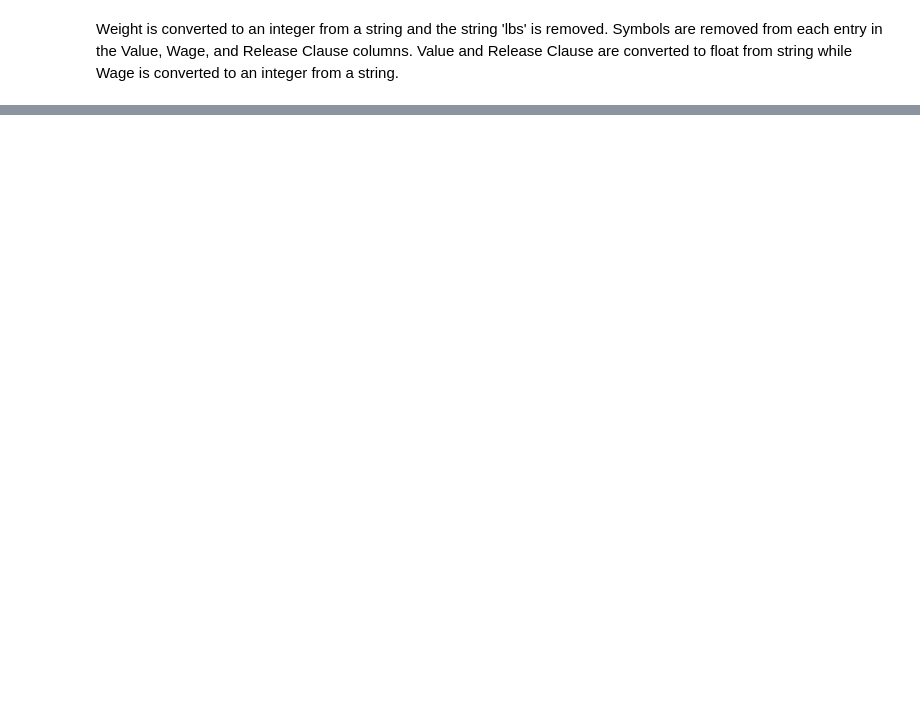
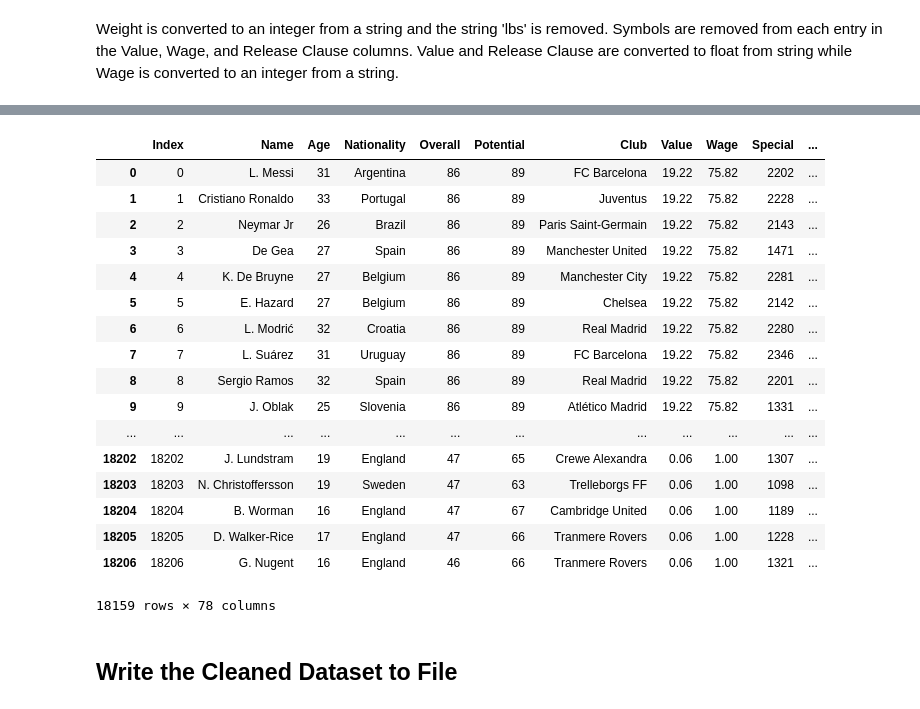
Before and after one commit to mdjoh/CEBD1260-Project, a Jupyter notebook: Week 3 - Data Wrangling and Cleaning.ipynb, the cells around one changed output, grey strips where cells are left out. Cells and saved outputs as stored; diff of their text form; code cells hidden in the pictures; blank space fills up the shorter version.

```diff
--- a/Week 3 - Data Wrangling and Cleaning.ipynb
+++ b/Week 3 - Data Wrangling and Cleaning.ipynb
@@ -147,0 +192,3 @@ print(int(a[1])*2)
+# %%
+# remove the 48 players of interest from the dataset
+data_clean = data_clean[data_clean['Preferred Foot'].notnull()]
@@ -147,0 +197,6 @@ print(int(a[1])*2)
+# %%
+# assign 'No Club' to players with a nan value for club
+data_clean['Club'] = data_clean['Club'].fillna('No Club')
+
+# assign 'NP' to players without a position given
+data_clean['Position'] = data_clean['Position'].fillna('NP')
@@ -147,0 +216,9 @@ print(int(a[1])*2)
+# %%
+# list of positions that are rated
+positions = ['LS', 'ST', 'RS', 'LW', 'LF', 'CF', 'RF', 'RW', 'LAM', 'CAM', 'RAM', 'LM', 'LCM', 'CM', 'RCM',
+      'RM', 'LWB', 'LDM', 'CDM', 'RDM', 'RWB', 'LB', 'LCB', 'CB', 'RCB', 'RB']
+
+for pos in positions:
+    data_clean[pos] = data_clean[pos].str.split('+').str[0].astype(float) + data_clean[pos].str.split('+').str[1].astype(float)
+
+data_clean[positions] = data_clean[positions].fillna(0)
@@ -147,0 +291,56 @@ print(int(a[1])*2)
+# %%
+# function to assign a new value to outliers
+import math
+
+def changeOutliers(outlier, df):
+    if outlier[1] != 0:
+        col_name = outlier[0]
+
+        mean_col = np.mean(df[col_name])
+        std_col = np.std(df[col_name])
+
+        low_end = mean_col - 3*std_col
+        high_end = mean_col + 3*std_col
+
+        df_outliers = df[(df[col_name] < low_end) | (df[col_name] > high_end)]
+
+        if col_name == 'Value' or col_name == 'Wage':
+            for idx, row in df_outliers.iterrows():
+                if row[col_name] < mean_col:
+                    df.at[row['Index'], col_name] = low_end
+                else:
+                    df.at[row['Index'], col_name] = high_end
+        else:
+            for idx, row in df_outliers.iterrows():
+                if row[col_name] < mean_col:
+                    df.at[row['Index'], col_name] = math.ceil(low_end)
+                else:
+                    df.at[row['Index'], col_name] = math.floor(high_end)
+
+    return df
+
+for col in outliers:
+    changeOutliers(col, data_clean)
+
+data_clean
+# %% [output]
+|  | Index | Name | Age | Nationality | Overall | Potential | Club | Value | Wage | Special | ... |
+| 0 | 0 | L. Messi | 31 | Argentina | 86 | 89 | FC Barcelona | 19.22 | 75.82 | 2202 | ... |
+| 1 | 1 | Cristiano Ronaldo | 33 | Portugal | 86 | 89 | Juventus | 19.22 | 75.82 | 2228 | ... |
+| 2 | 2 | Neymar Jr | 26 | Brazil | 86 | 89 | Paris Saint-Germain | 19.22 | 75.82 | 2143 | ... |
+| 3 | 3 | De Gea | 27 | Spain | 86 | 89 | Manchester United | 19.22 | 75.82 | 1471 | ... |
+| 4 | 4 | K. De Bruyne | 27 | Belgium | 86 | 89 | Manchester City | 19.22 | 75.82 | 2281 | ... |
+| 5 | 5 | E. Hazard | 27 | Belgium | 86 | 89 | Chelsea | 19.22 | 75.82 | 2142 | ... |
+| 6 | 6 | L. Modrić | 32 | Croatia | 86 | 89 | Real Madrid | 19.22 | 75.82 | 2280 | ... |
+| 7 | 7 | L. Suárez | 31 | Uruguay | 86 | 89 | FC Barcelona | 19.22 | 75.82 | 2346 | ... |
+| 8 | 8 | Sergio Ramos | 32 | Spain | 86 | 89 | Real Madrid | 19.22 | 75.82 | 2201 | ... |
+| 9 | 9 | J. Oblak | 25 | Slovenia | 86 | 89 | Atlético Madrid | 19.22 | 75.82 | 1331 | ... |
+| ... | ... | ... | ... | ... | ... | ... | ... | ... | ... | ... | ... |
+| 18202 | 18202 | J. Lundstram | 19 | England | 47 | 65 | Crewe Alexandra | 0.06 | 1.00 | 1307 | ... |
+| 18203 | 18203 | N. Christoffersson | 19 | Sweden | 47 | 63 | Trelleborgs FF | 0.06 | 1.00 | 1098 | ... |
+| 18204 | 18204 | B. Worman | 16 | England | 47 | 67 | Cambridge United | 0.06 | 1.00 | 1189 | ... |
+| 18205 | 18205 | D. Walker-Rice | 17 | England | 47 | 66 | Tranmere Rovers | 0.06 | 1.00 | 1228 | ... |
+| 18206 | 18206 | G. Nugent | 16 | England | 46 | 66 | Tranmere Rovers | 0.06 | 1.00 | 1321 | ... |
+18159 rows × 78 columns
+# %% [markdown]
+## Write the Cleaned Dataset to File
```
Also changed, not shown: parts of 28 cells of this notebook.
